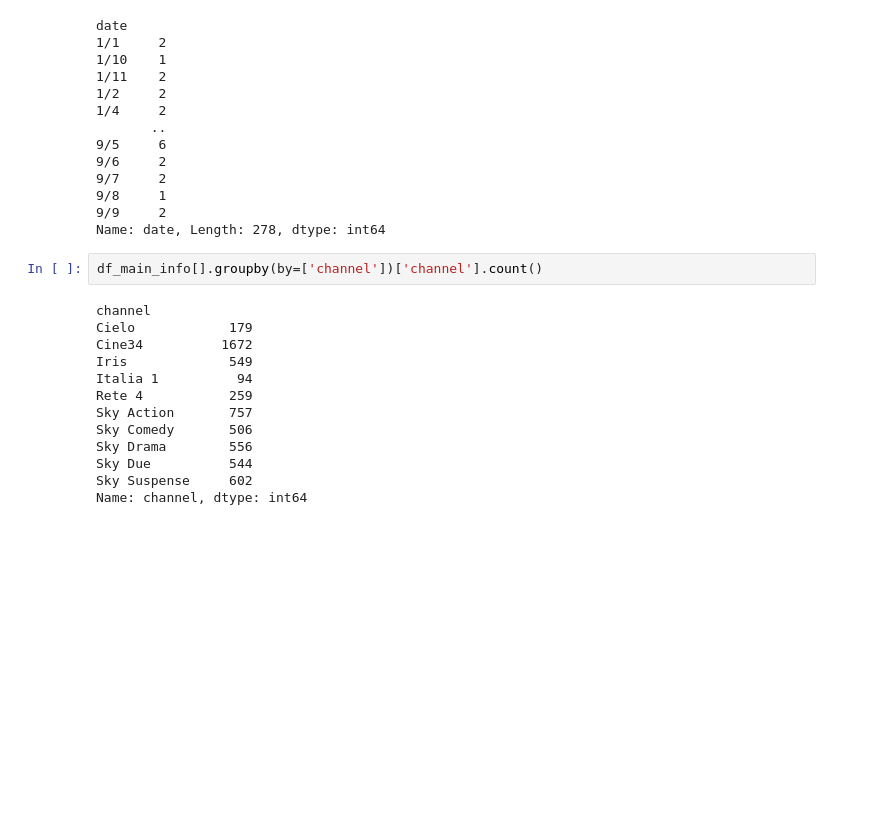
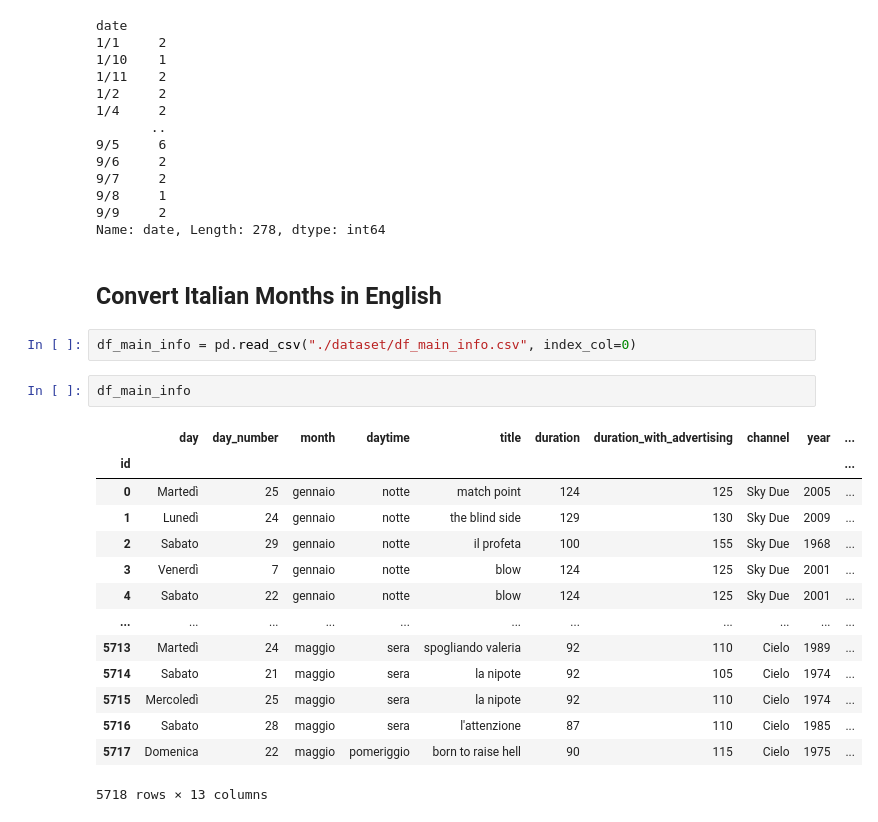
Before and after one commit to florin-git/TV-Movies-Visual-Analytics, a Jupyter notebook: dataset_creation.ipynb, the cells around one changed output. Drawn from its saved outputs; the diff is of its cells as text; blank space fills up the shorter version.

```diff
--- a/dataset_creation.ipynb
+++ b/dataset_creation.ipynb
@@ -936,18 +901,24 @@ date
 9/8     1
 9/9     2
 Name: date, Length: 278, dtype: int64
-# %%
-df_main_info[].groupby(by=['channel'])['channel'].count()
-# %% [output]
-channel
-Cielo            179
-Cine34          1672
-Iris             549
-Italia 1          94
-Rete 4           259
-Sky Action       757
-Sky Comedy       506
-Sky Drama        556
-Sky Due          544
-Sky Suspense     602
-Name: channel, dtype: int64
+# %% [markdown]
+## Convert Italian Months in English
+# %%
+df_main_info = pd.read_csv("./dataset/df_main_info.csv", index_col=0)
+# %%
+df_main_info
+# %% [output]
+|  | day | day_number | month | daytime | title | duration | duration_with_advertising | channel | year | ... |
+| id |  |  |  |  |  |  |  |  |  | ... |
+| 0 | Martedì | 25 | gennaio | notte | match point | 124 | 125 | Sky Due | 2005 | ... |
+| 1 | Lunedì | 24 | gennaio | notte | the blind side | 129 | 130 | Sky Due | 2009 | ... |
+| 2 | Sabato | 29 | gennaio | notte | il profeta | 100 | 155 | Sky Due | 1968 | ... |
+| 3 | Venerdì | 7 | gennaio | notte | blow | 124 | 125 | Sky Due | 2001 | ... |
+| 4 | Sabato | 22 | gennaio | notte | blow | 124 | 125 | Sky Due | 2001 | ... |
+| ... | ... | ... | ... | ... | ... | ... | ... | ... | ... | ... |
+| 5713 | Martedì | 24 | maggio | sera | spogliando valeria | 92 | 110 | Cielo | 1989 | ... |
+| 5714 | Sabato | 21 | maggio | sera | la nipote | 92 | 105 | Cielo | 1974 | ... |
+| 5715 | Mercoledì | 25 | maggio | sera | la nipote | 92 | 110 | Cielo | 1974 | ... |
+| 5716 | Sabato | 28 | maggio | sera | l'attenzione | 87 | 110 | Cielo | 1985 | ... |
+| 5717 | Domenica | 22 | maggio | pomeriggio | born to raise hell | 90 | 115 | Cielo | 1975 | ... |
+5718 rows × 13 columns
```
Also changed, not shown: parts of 30 cells of this notebook, 6 other files.
